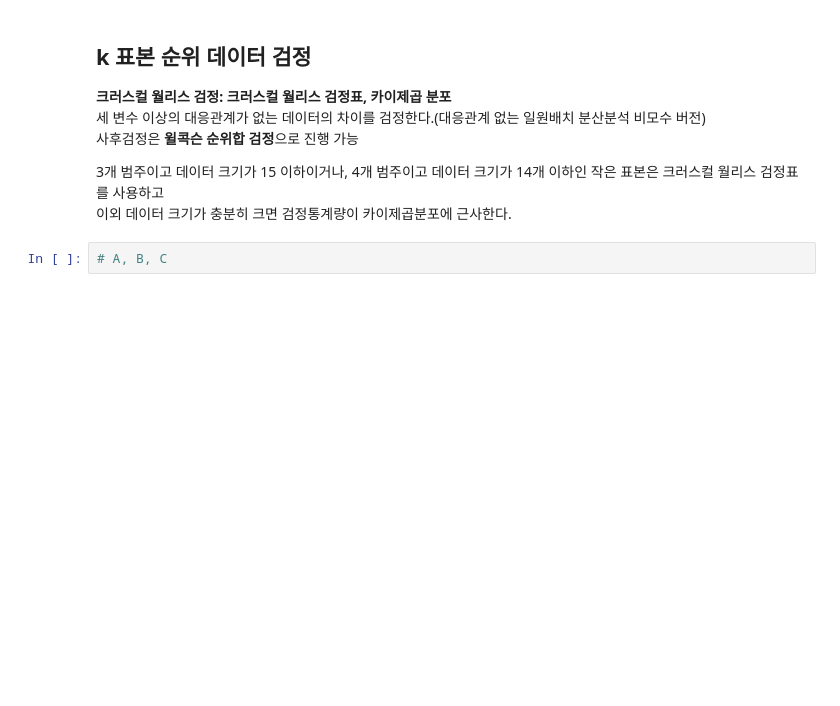
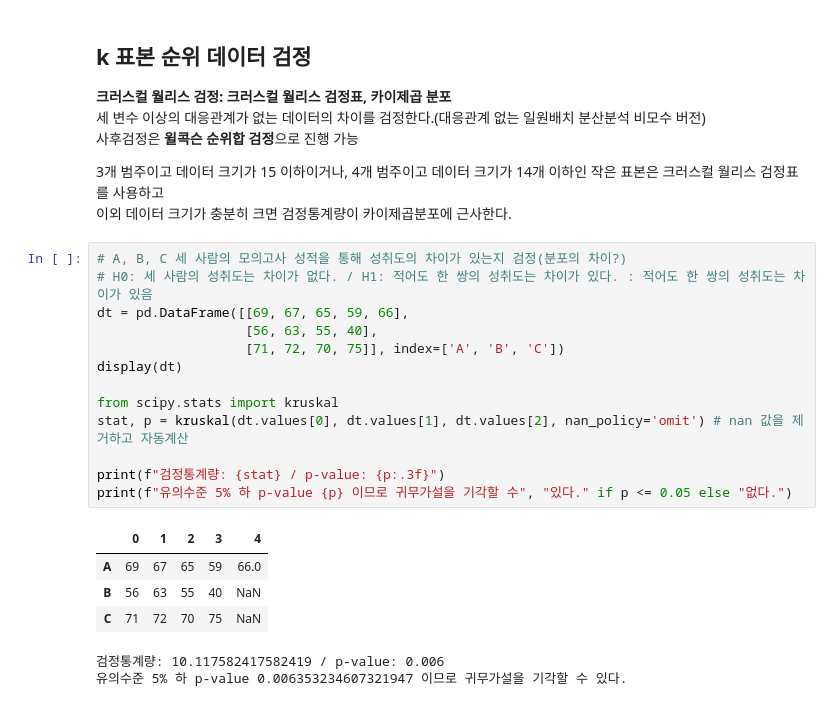
Before and after one commit to qiwerr1004/ADP_go, a Jupyter notebook: final/book/CHAP6.비모수검정.ipynb, the cells around one changed output. Saved outputs shown, nothing was run; the diff lists cells and outputs as text; blank space fills up the shorter version.

```diff
--- a/final/book/CHAP6.비모수검정.ipynb
+++ b/final/book/CHAP6.비모수검정.ipynb
@@ -397,5 +396,23 @@ print(f"유의수준 5% 하 p-value {p2} 이므로 귀무가설을 기각할 수
 
 3개 범주이고 데이터 크기가 15 이하이거나, 4개 범주이고 데이터 크기가 14개 이하인 작은 표본은 크러스컬 월리스 검정표를 사용하고
 이외 데이터 크기가 충분히 크면 검정통계량이 카이제곱분포에 근사한다.
-# %%
-# A, B, C
+# %%
+# A, B, C 세 사람의 모의고사 성적을 통해 성취도의 차이가 있는지 검정(분포의 차이?)
+# H0: 세 사람의 성취도는 차이가 없다. / H1: 적어도 한 쌍의 성취도는 차이가 있다. : 적어도 한 쌍의 성취도는 차이가 있음
+dt = pd.DataFrame([[69, 67, 65, 59, 66],
+                   [56, 63, 55, 40],
+                   [71, 72, 70, 75]], index=['A', 'B', 'C'])
+display(dt)
+
+from scipy.stats import kruskal
+stat, p = kruskal(dt.values[0], dt.values[1], dt.values[2], nan_policy='omit') # nan 값을 제거하고 자동계산
+
+print(f"검정통계량: {stat} / p-value: {p:.3f}")
+print(f"유의수준 5% 하 p-value {p} 이므로 귀무가설을 기각할 수", "있다." if p <= 0.05 else "없다.")
+# %% [output]
+|  | 0 | 1 | 2 | 3 | 4 |
+| A | 69 | 67 | 65 | 59 | 66.0 |
+| B | 56 | 63 | 55 | 40 | NaN |
+| C | 71 | 72 | 70 | 75 | NaN |
+검정통계량: 10.117582417582419 / p-value: 0.006
+유의수준 5% 하 p-value 0.006353234607321947 이므로 귀무가설을 기각할 수 있다.
```
Also changed, not shown: parts of 17 cells of this notebook.
